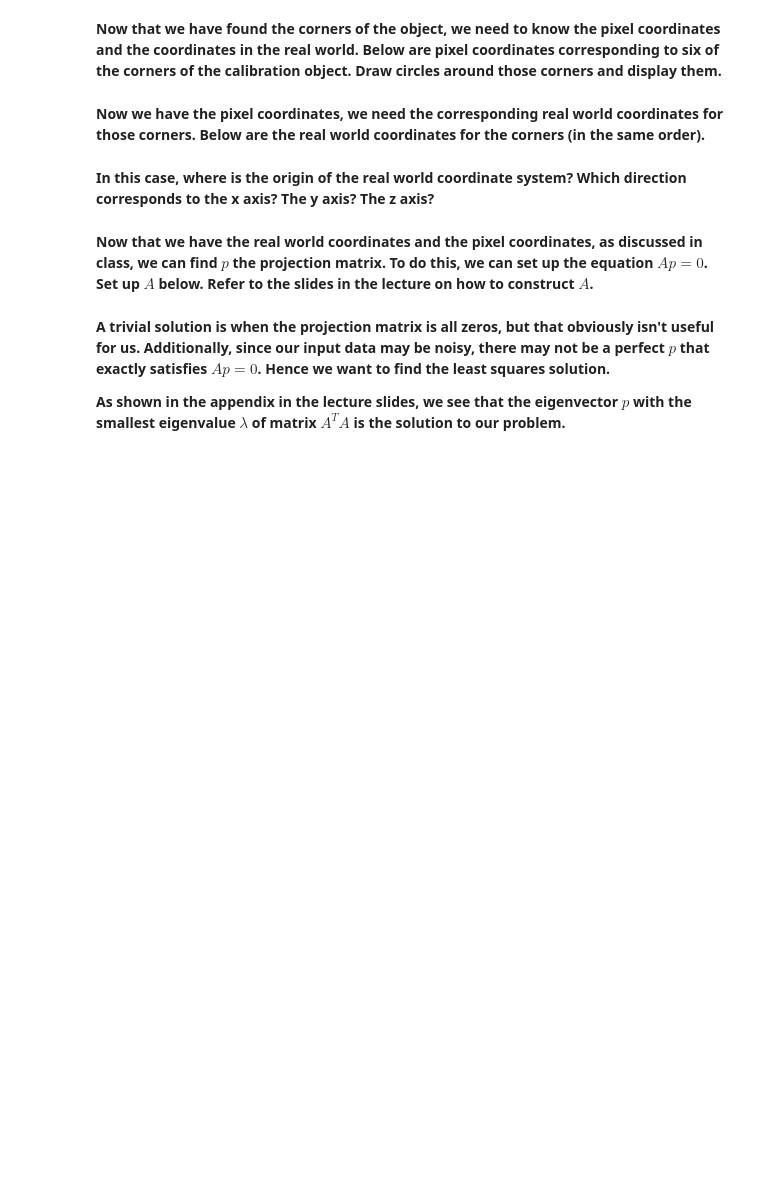
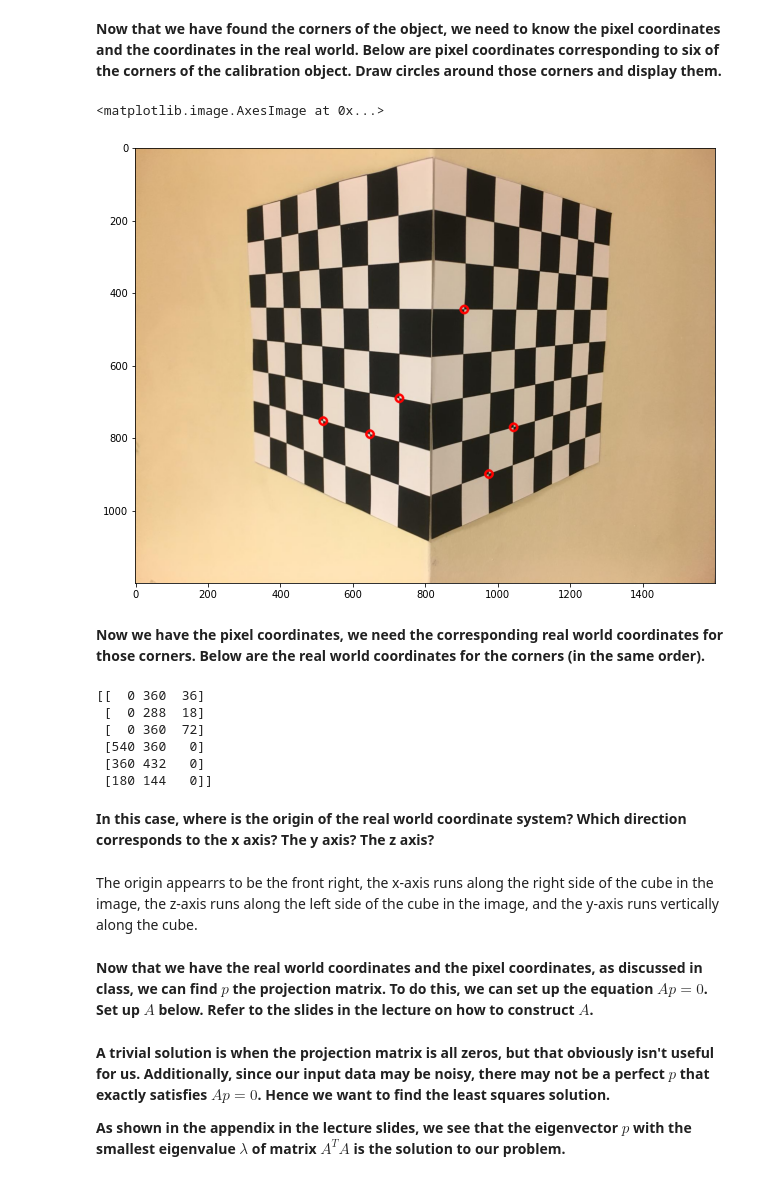
Before and after one commit to dlezcan1/computer-vision-fall-2020, a Jupyter notebook: week6/(Week_6)_Camera_Calibration.ipynb, the cells around one changed output. Drawn from its saved outputs; the diff is of its cells as text; code cells hidden in the pictures; blank space fills up the shorter version.

```diff
--- a/week6/(Week_6)_Camera_Calibration.ipynb
+++ b/week6/(Week_6)_Camera_Calibration.ipynb
@@ -36,12 +56,34 @@ plt.imshow(image)
 **Now that we have found the corners of the object, we need to know the pixel coordinates and the coordinates in the real world. Below are pixel coordinates corresponding to six of the corners of the calibration object. Draw circles around those corners and display them.**
 # %%
 points = [(648, 789), (729, 690), (519, 753), (1044, 770), (976, 899), (908, 445)]
+
+draw_img = image.copy()
+for x, y in points:
+    cv2.circle(draw_img, (x, y), 10, [255, 0, 0], 5)
+
+plt.figure(figsize=(12,8))
+plt.imshow(draw_img)
+# %% [output]
+<matplotlib.image.AxesImage at 0x...>
+[figure, added]
 # %% [markdown]
 **Now we have the pixel coordinates, we need the corresponding real world coordinates for those corners. Below are the real world coordinates for the corners (in the same order).**
 # %%
 # Real world coordinates in (x, y, z)
 location = [(0, 90, 36), (0, 72, 18), (0, 90, 72), (54, 90, 0), (36, 108, 0), (18, 36, 0)]
+location_new = np.multiply(location, [10,4,1])
+
+print(location_new)
+# %% [output]
+[[  0 360  36]
+ [  0 288  18]
+ [  0 360  72]
+ [540 360   0]
+ [360 432   0]
+ [180 144   0]]
 # %% [markdown]
 **In this case, where is the origin of the real world coordinate system? Which direction corresponds to the x axis? The y axis? The z axis?**
+# %% [markdown]
+The origin appearrs to be the front right, the x-axis runs along the right side of the cube in the image, the z-axis runs along the left side of the cube in the image, and the y-axis runs vertically along the cube.
 # %% [markdown]
 **Now that we have the real world coordinates and the pixel coordinates, as discussed in class, we can find $p$ the projection matrix. To do this, we can set up the equation $Ap=0$. Set up $A$ below. Refer to the slides in the lecture on how to construct $A$.**
```
Also changed, not shown: parts of 10 cells of this notebook.
